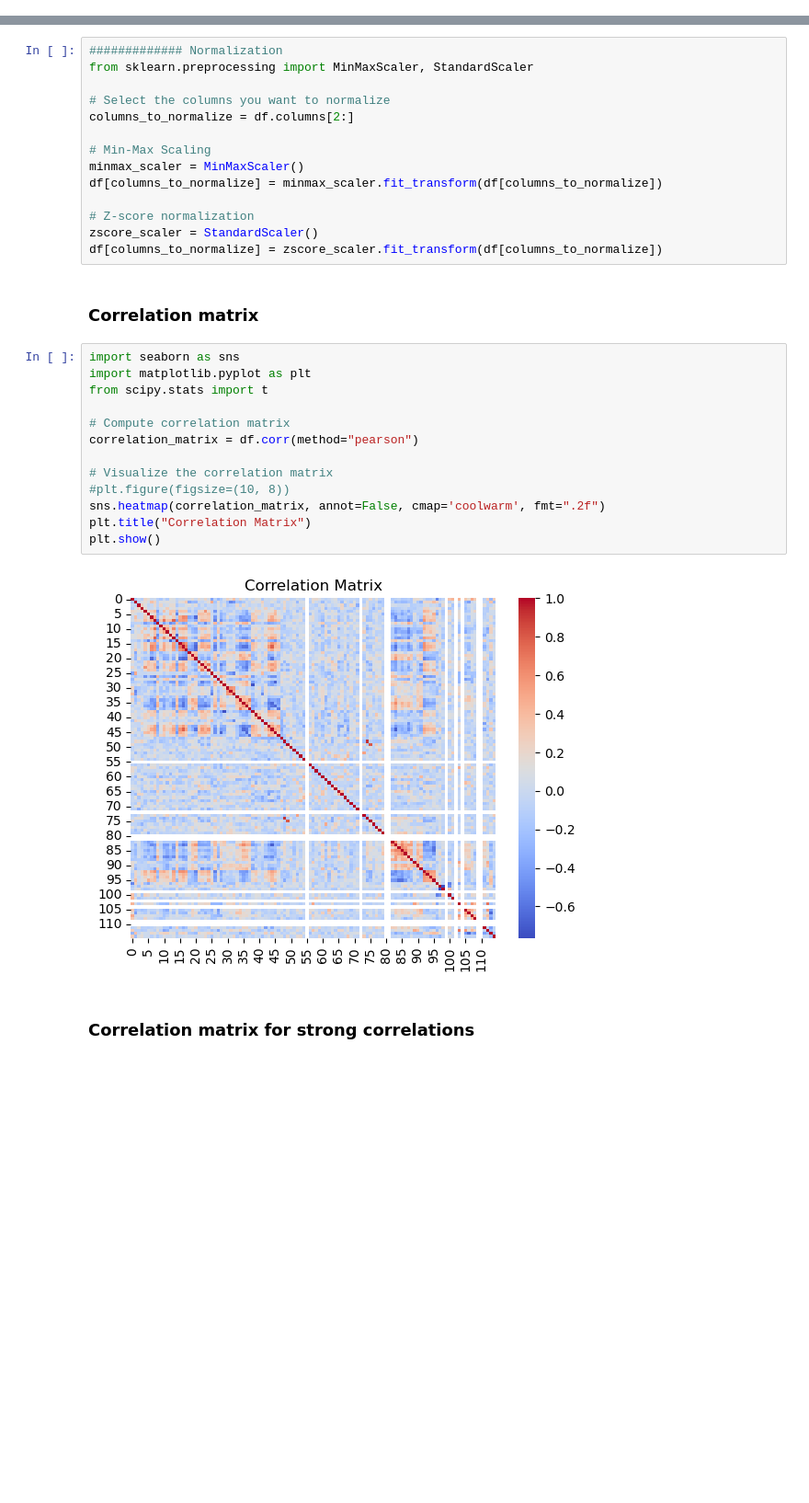
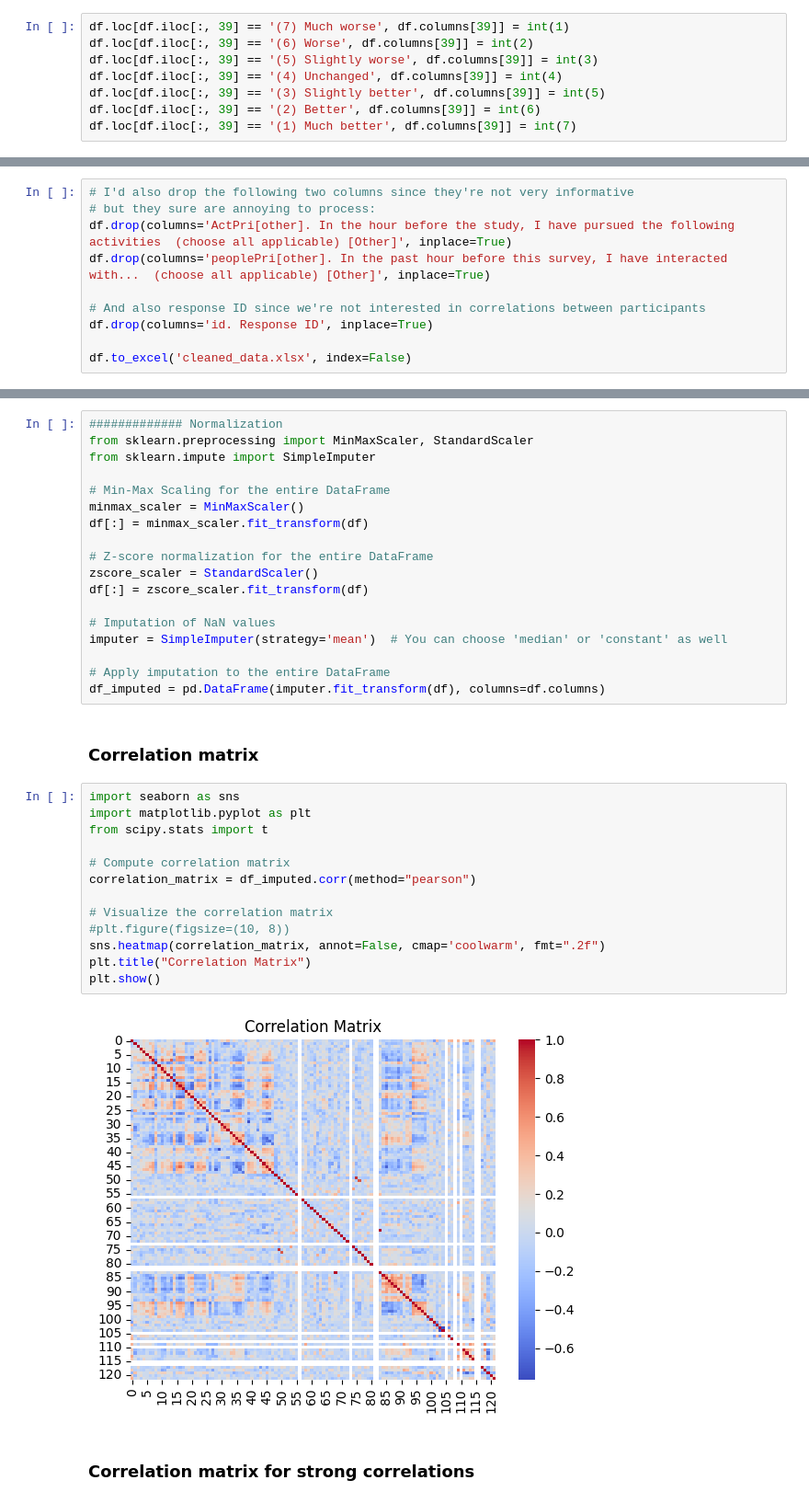
Before and after one commit to msokol99/Wellbeing-data-analysis, a Jupyter notebook: data-analysis.ipynb, the cells around one changed output, grey strips where cells are left out. Shown at 92% size. Cells and saved outputs as stored; diff of their text form; blank space fills up the shorter version.

Commit message:
Data cleaned up

```diff
--- a/data-analysis.ipynb
+++ b/data-analysis.ipynb
@@ -204,0 +182,8 @@ df.drop(columns='id. Response ID', inplace=True)
+# %%
+df.loc[df.iloc[:, 39] == '(7) Much worse', df.columns[39]] = int(1)
+df.loc[df.iloc[:, 39] == '(6) Worse', df.columns[39]] = int(2)
+df.loc[df.iloc[:, 39] == '(5) Slightly worse', df.columns[39]] = int(3)
+df.loc[df.iloc[:, 39] == '(4) Unchanged', df.columns[39]] = int(4)
+df.loc[df.iloc[:, 39] == '(3) Slightly better', df.columns[39]] = int(5)
+df.loc[df.iloc[:, 39] == '(2) Better', df.columns[39]] = int(6)
+df.loc[df.iloc[:, 39] == '(1) Much better', df.columns[39]] = int(7)
@@ -205,3 +230,13 @@ df.drop(columns='id. Response ID', inplace=True)
+# %%
+# I'd also drop the following two columns since they're not very informative
+# but they sure are annoying to process:
+df.drop(columns='ActPri[other]. In the hour before the study, I have pursued the following activities  (choose all applicable) [Other]', inplace=True)
+df.drop(columns='peoplePri[other]. In the past hour before this survey, I have interacted with...  (choose all applicable) [Other]', inplace=True)
+
+# And also response ID since we're not interested in correlations between participants
+df.drop(columns='id. Response ID', inplace=True)
+
+df.to_excel('cleaned_data.xlsx', index=False)
 # %% [markdown]
 ### Saving columns of the final df
 # %%
@@ -215,34 +252,38 @@ df.columns = range(len(column_names))
 # %%
 ############# Normalization
 from sklearn.preprocessing import MinMaxScaler, StandardScaler
+from sklearn.impute import SimpleImputer
 
-# Select the columns you want to normalize
-columns_to_normalize = df.columns[2:]
+# Min-Max Scaling for the entire DataFrame
+minmax_scaler = MinMaxScaler()
+df[:] = minmax_scaler.fit_transform(df)
 
-# Min-Max Scaling
-minmax_scaler = MinMaxScaler()
-df[columns_to_normalize] = minmax_scaler.fit_transform(df[columns_to_normalize])
+# Z-score normalization for the entire DataFrame
+zscore_scaler = StandardScaler()
+df[:] = zscore_scaler.fit_transform(df)
 
-# Z-score normalization
-zscore_scaler = StandardScaler()
-df[columns_to_normalize] = zscore_scaler.fit_transform(df[columns_to_normalize])
+# Imputation of NaN values
+imputer = SimpleImputer(strategy='mean')  # You can choose 'median' or 'constant' as well
+
+# Apply imputation to the entire DataFrame
+df_imputed = pd.DataFrame(imputer.fit_transform(df), columns=df.columns)
 # %% [markdown]
 ### Correlation matrix
 # %%
 import seaborn as sns
 import matplotlib.pyplot as plt
 from scipy.stats import t
 
 # Compute correlation matrix
-correlation_matrix = df.corr(method="pearson")
+correlation_matrix = df_imputed.corr(method="pearson")
 
 # Visualize the correlation matrix
 #plt.figure(figsize=(10, 8))
 sns.heatmap(correlation_matrix, annot=False, cmap='coolwarm', fmt=".2f")
 plt.title("Correlation Matrix")
 plt.show()
 # %% [output]
-[figure, old version]
+[figure, new version]
 # %% [markdown]
 ### Correlation matrix for strong correlations
 # %%
```
Also changed, not shown: parts of 17 cells of this notebook, 8 other files.
